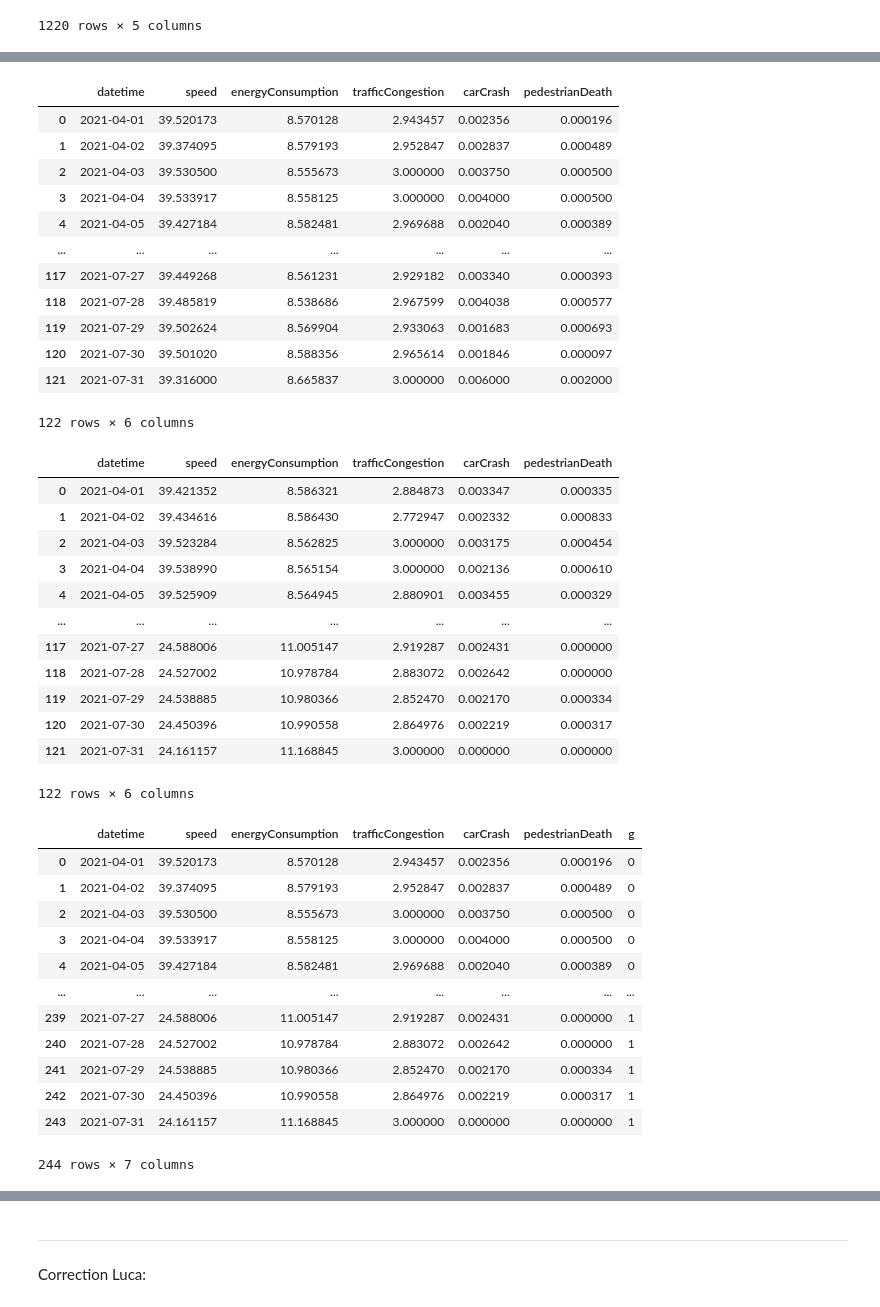
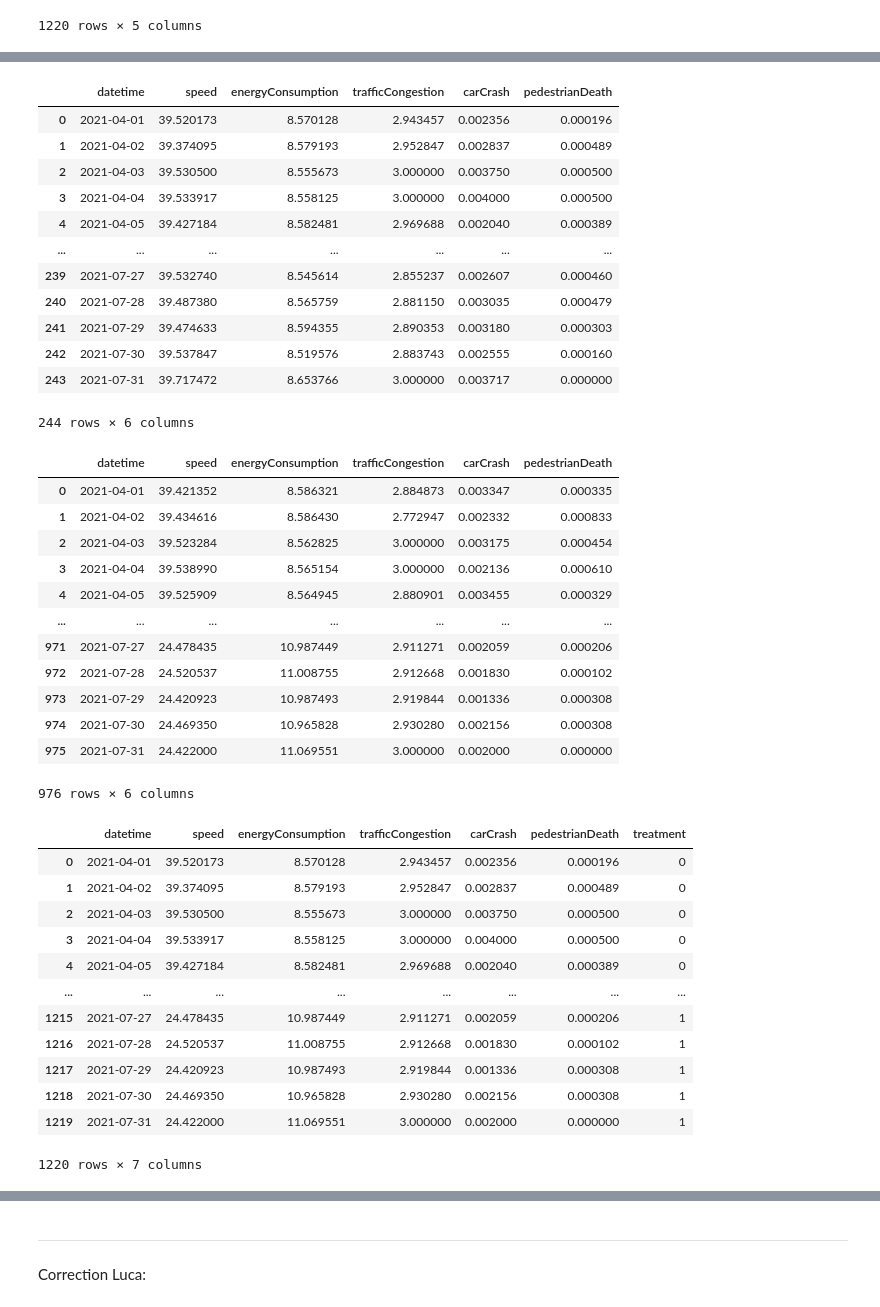
Before and after one commit to leonardohannas/MODS206_TelecomParis, a Jupyter notebook: notebook.ipynb, the cells around one changed output, grey strips where cells are left out. Cells and saved outputs as stored; diff of their text form; code cells hidden in the pictures.

Commit message:
attempt to implement the diff-in-diff

```diff
--- a/notebook.ipynb
+++ b/notebook.ipynb
@@ -326,8 +241,8 @@ city_1
 | 2021-07-31 | 27.059675 | 10.608184 | 3.000000 | 0.002034 | 0.000678 |
 122 rows × 5 columns
 # %%
-stations_city_1_new_index = stations_city_1_mean.reset_index()
-stations_city_1_new_index
+stations_city_1 = stations_city_1_mean.reset_index()
+stations_city_1
 # %% [output]
 |  | station | datetime | speed | energyConsumption | trafficCongestion | carCrash | pedestrianDeath |
 | 0 | 1 | 2021-04-01 | 39.421352 | 8.586321 | 2.884873 | 0.003347 | 0.000335 |
@@ -583,10 +333,10 @@ stations_city_1_new_index
 # City 1
 
 # Control Group (station 4)
-control_group = stations_city_1_new_index[stations_city_1_new_index['station'] == 4].reset_index().drop(columns=['index', 'station'])
+control_group = stations_city_1[stations_city_1['station'].isin([4, 7])].reset_index().drop(columns=['index', 'station'])
 
 # Treatment Group (station 1)
-treatment_group = stations_city_1_new_index[stations_city_1_new_index['station'] == 1].reset_index().drop(columns=['index', 'station'])
+treatment_group = stations_city_1[~stations_city_1['station'].isin([4, 7])].reset_index().drop(columns=['index', 'station'])
 # %%
 control_group
 # %% [output]
@@ -597,12 +347,12 @@ control_group
 | 3 | 2021-04-04 | 39.533917 | 8.558125 | 3.000000 | 0.004000 | 0.000500 |
 | 4 | 2021-04-05 | 39.427184 | 8.582481 | 2.969688 | 0.002040 | 0.000389 |
 | ... | ... | ... | ... | ... | ... | ... |
-| 117 | 2021-07-27 | 39.449268 | 8.561231 | 2.929182 | 0.003340 | 0.000393 |
-| 118 | 2021-07-28 | 39.485819 | 8.538686 | 2.967599 | 0.004038 | 0.000577 |
-| 119 | 2021-07-29 | 39.502624 | 8.569904 | 2.933063 | 0.001683 | 0.000693 |
-| 120 | 2021-07-30 | 39.501020 | 8.588356 | 2.965614 | 0.001846 | 0.000097 |
-| 121 | 2021-07-31 | 39.316000 | 8.665837 | 3.000000 | 0.006000 | 0.002000 |
+| 239 | 2021-07-27 | 39.532740 | 8.545614 | 2.855237 | 0.002607 | 0.000460 |
+| 240 | 2021-07-28 | 39.487380 | 8.565759 | 2.881150 | 0.003035 | 0.000479 |
+| 241 | 2021-07-29 | 39.474633 | 8.594355 | 2.890353 | 0.003180 | 0.000303 |
+| 242 | 2021-07-30 | 39.537847 | 8.519576 | 2.883743 | 0.002555 | 0.000160 |
+| 243 | 2021-07-31 | 39.717472 | 8.653766 | 3.000000 | 0.003717 | 0.000000 |
-122 rows × 6 columns
+244 rows × 6 columns
 # %%
 treatment_group
 # %% [output]
@@ -613,31 +363,31 @@ treatment_group
 | 3 | 2021-04-04 | 39.538990 | 8.565154 | 3.000000 | 0.002136 | 0.000610 |
 | 4 | 2021-04-05 | 39.525909 | 8.564945 | 2.880901 | 0.003455 | 0.000329 |
 | ... | ... | ... | ... | ... | ... | ... |
-| 117 | 2021-07-27 | 24.588006 | 11.005147 | 2.919287 | 0.002431 | 0.000000 |
-| 118 | 2021-07-28 | 24.527002 | 10.978784 | 2.883072 | 0.002642 | 0.000000 |
-| 119 | 2021-07-29 | 24.538885 | 10.980366 | 2.852470 | 0.002170 | 0.000334 |
-| 120 | 2021-07-30 | 24.450396 | 10.990558 | 2.864976 | 0.002219 | 0.000317 |
-| 121 | 2021-07-31 | 24.161157 | 11.168845 | 3.000000 | 0.000000 | 0.000000 |
+| 971 | 2021-07-27 | 24.478435 | 10.987449 | 2.911271 | 0.002059 | 0.000206 |
+| 972 | 2021-07-28 | 24.520537 | 11.008755 | 2.912668 | 0.001830 | 0.000102 |
+| 973 | 2021-07-29 | 24.420923 | 10.987493 | 2.919844 | 0.001336 | 0.000308 |
+| 974 | 2021-07-30 | 24.469350 | 10.965828 | 2.930280 | 0.002156 | 0.000308 |
+| 975 | 2021-07-31 | 24.422000 | 11.069551 | 3.000000 | 0.002000 | 0.000000 |
-122 rows × 6 columns
+976 rows × 6 columns
 # %%
-control_group['g'] = 0
-treatment_group['g'] = 1
+control_group['treatment'] = 0
+treatment_group['treatment'] = 1
 # %%
-df = control_group.copy()
-df = df.append(treatment_group).reset_index().drop(columns=['index'])
+diff_in_diff = control_group.copy()
+diff_in_diff = pd.concat([diff_in_diff, treatment_group]).reset_index().drop(columns=['index'])
 
-df
+diff_in_diff
 # %% [output]
-|  | datetime | speed | energyConsumption | trafficCongestion | carCrash | pedestrianDeath | g |
+|  | datetime | speed | energyConsumption | trafficCongestion | carCrash | pedestrianDeath | treatment |
 | 0 | 2021-04-01 | 39.520173 | 8.570128 | 2.943457 | 0.002356 | 0.000196 | 0 |
 | 1 | 2021-04-02 | 39.374095 | 8.579193 | 2.952847 | 0.002837 | 0.000489 | 0 |
 | 2 | 2021-04-03 | 39.530500 | 8.555673 | 3.000000 | 0.003750 | 0.000500 | 0 |
 | 3 | 2021-04-04 | 39.533917 | 8.558125 | 3.000000 | 0.004000 | 0.000500 | 0 |
 | 4 | 2021-04-05 | 39.427184 | 8.582481 | 2.969688 | 0.002040 | 0.000389 | 0 |
 | ... | ... | ... | ... | ... | ... | ... | ... |
-| 239 | 2021-07-27 | 24.588006 | 11.005147 | 2.919287 | 0.002431 | 0.000000 | 1 |
-| 240 | 2021-07-28 | 24.527002 | 10.978784 | 2.883072 | 0.002642 | 0.000000 | 1 |
-| 241 | 2021-07-29 | 24.538885 | 10.980366 | 2.852470 | 0.002170 | 0.000334 | 1 |
-| 242 | 2021-07-30 | 24.450396 | 10.990558 | 2.864976 | 0.002219 | 0.000317 | 1 |
-| 243 | 2021-07-31 | 24.161157 | 11.168845 | 3.000000 | 0.000000 | 0.000000 | 1 |
+| 1215 | 2021-07-27 | 24.478435 | 10.987449 | 2.911271 | 0.002059 | 0.000206 | 1 |
+| 1216 | 2021-07-28 | 24.520537 | 11.008755 | 2.912668 | 0.001830 | 0.000102 | 1 |
+| 1217 | 2021-07-29 | 24.420923 | 10.987493 | 2.919844 | 0.001336 | 0.000308 | 1 |
+| 1218 | 2021-07-30 | 24.469350 | 10.965828 | 2.930280 | 0.002156 | 0.000308 | 1 |
+| 1219 | 2021-07-31 | 24.422000 | 11.069551 | 3.000000 | 0.002000 | 0.000000 | 1 |
-244 rows × 7 columns
+1220 rows × 7 columns
```
Also changed, not shown: parts of 32 cells of this notebook.
